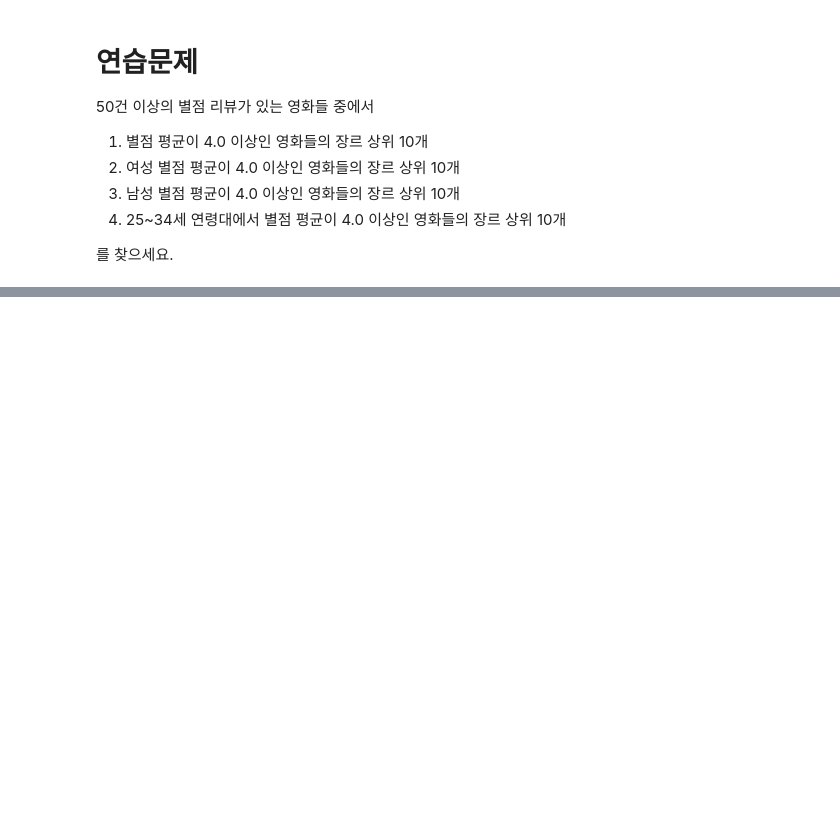
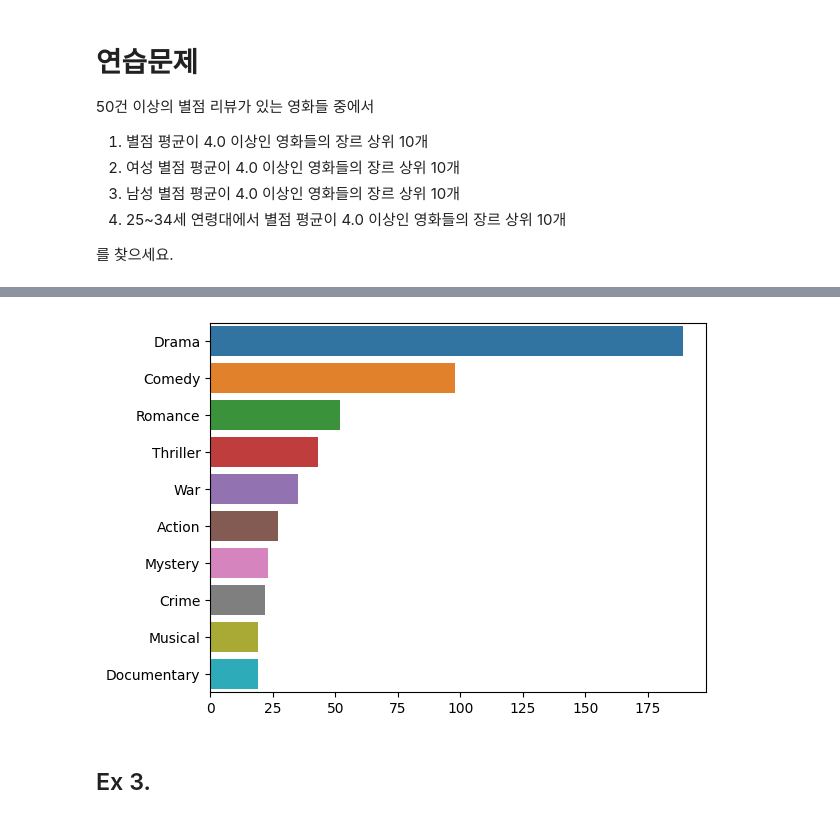
Before and after one commit to yeong0000/Python, a Jupyter notebook: py20_movielens.ipynb, the cells around one changed output, grey strips where cells are left out. Cells and saved outputs as stored; diff of their text form; code cells hidden in the pictures; blank space fills up the shorter version.

```diff
--- a/py20_movielens.ipynb
+++ b/py20_movielens.ipynb
@@ -1088,0 +1254,4 @@ plt.show()
+# %%
+# 50건 이상 별점 리뷰 & 여성 & 별점 평균 4.0 이상 영화 제목:
+titles = rating_by_title_gender_50[rating_by_title_gender_50.F >= 4.0].index
+print(titles)
@@ -1088,0 +1274,4 @@ plt.show()
+# %%
+# 50건 이상 별점 리뷰 & 여성 & 별점 평균 4.0 이상 영화 정보(장르):
+result = movies_with_index.loc[titles]
+result
@@ -1088,0 +1292,7 @@ plt.show()
+# %%
+# 장르 분석:
+genres = []
+for s in result.genres:
+    genres.extend(s.split('|'))
+
+print(genres)
@@ -1088,0 +1301,3 @@ plt.show()
+# %%
+genre_counts = pd.value_counts(genres).head(10)
+genre_counts
@@ -1088,0 +1316,7 @@ plt.show()
+# %%
+sns.barplot(x=genre_counts.values, y=genre_counts.index)
+plt.show()
+# %% [output]
+[figure, added]
+# %% [markdown]
+## Ex 3.
```
Also changed, not shown: parts of 29 cells of this notebook.
